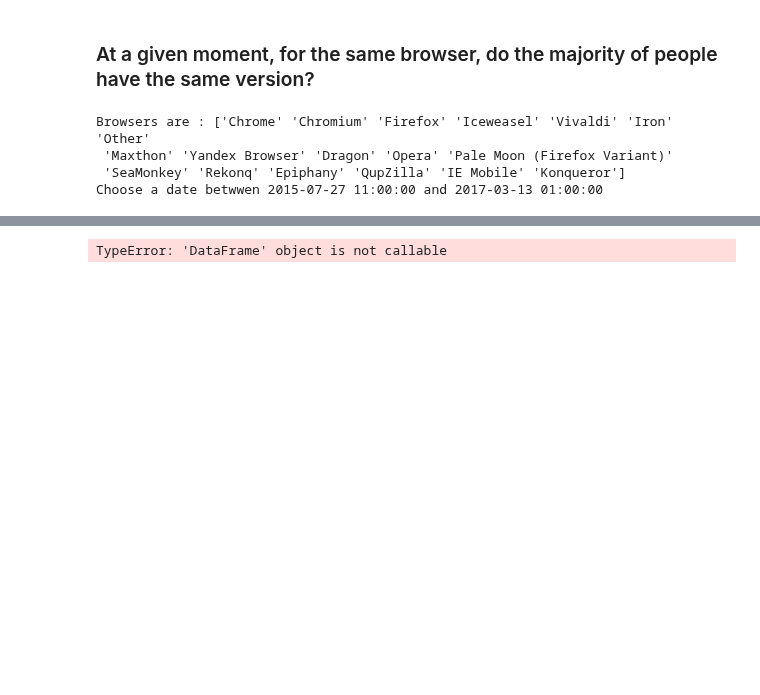
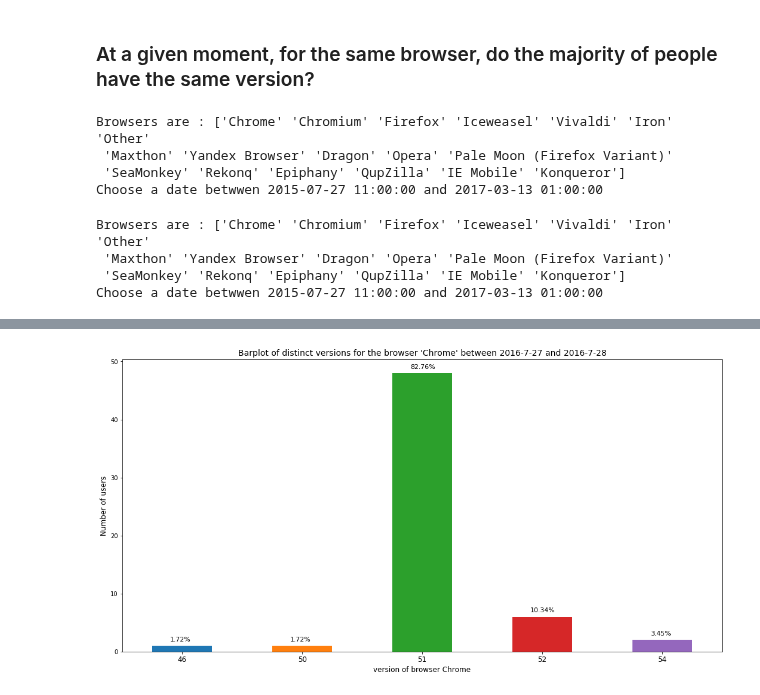
Before and after one commit to mGosset/BrowserFingerprint, a Jupyter notebook: notebooks/exploratory/analyse_empreintes.ipynb, the cells around one changed output, grey strips where cells are left out. Drawn from its saved outputs; the diff is of its cells as text; code cells hidden in the pictures; blank space fills up the shorter version.

Commit message:
analyze version at a given moment and for the same browser

```diff
--- a/notebooks/exploratory/analyse_empreintes.ipynb
+++ b/notebooks/exploratory/analyse_empreintes.ipynb
@@ -1283,7 +1258,6 @@ def analyze_version_same_browser(browser, year_min, month_min, day_min , year_ma
                 "version":df_consistent["majorBrowserVersion"].iloc[i]
             })
     df_select_browser = pd.DataFrame(select_browser)
-    print(df_select_browser["date"])
     select_date=[]
     for i in range(0,len(df_select_browser)):
         if df_select_browser["date"].iloc[i].date() <= date(year_max,month_max,day_max) and df_select_browser["date"].iloc[i].date() >= date(year_min,month_min,day_min):
@@ -1298,8 +1272,6 @@ def analyze_version_same_browser(browser, year_min, month_min, day_min , year_ma
     select_users = df_select_date.drop_duplicates(subset="user", keep='first', inplace=False)
 
     select_users_version = select_users.groupby(["version"]).size()
-    print(select_users_version)
-
 
 # graph
 
@@ -1318,16 +1290,22 @@ def analyze_version_same_browser(browser, year_min, month_min, day_min , year_ma
     for i in graph_browser_version.patches:
         # get_x to put in left or right; get_height to put in up or down
         # calculation of the percentage rounded to the hundredth : effective/n*100
-        graph_browser_version.text(i.get_x()-0.2, i.get_height()+1.8, \
+        graph_browser_version.text(i.get_x()+0.15, i.get_height()+0.8, \
                 str(round((i.get_height()/sum_all)*100, 2))+'%', fontsize=11,
-                    color='dimgrey')
+                    color='black')
 
 
-    graph_browser_version.set_title("Barplot of distinct versions for the browser '{}' between {}-{}-{} and {}-{}-{}".format(browser,year_min,month_min,day_min,year_max,month_max,day_max))
+    graph_browser_version.set_title("Barplot of distinct versions for the browser '{}' between {}-{}-{} and {}-{}-{}".format(browser,year_min,month_min,day_min,year_max,month_max,day_max),size = 14)
     graph_browser_version.set_xlabel("version of browser {}".format(browser), size = 12)
     graph_browser_version.set_ylabel("Number of users", size = 12)
-    plt.xticks(size=12,rotation = 40)
+    plt.xticks(size=12,rotation = 0)
+#     graph_browser_version.autofmt_xdate()
     plt.xticks(size=12)
+# %% [output]
+Browsers are : ['Chrome' 'Chromium' 'Firefox' 'Iceweasel' 'Vivaldi' 'Iron' 'Other'
+ 'Maxthon' 'Yandex Browser' 'Dragon' 'Opera' 'Pale Moon (Firefox Variant)'
+ 'SeaMonkey' 'Rekonq' 'Epiphany' 'QupZilla' 'IE Mobile' 'Konqueror']
+Choose a date betwwen 2015-07-27 11:00:00 and 2017-03-13 01:00:00
 # %%
 print("Browsers are : {}".format(df_consistent["browserFamily"].unique()))
 print("Choose a date betwwen {} and {}".format(min(df_consistent['creationDate']),max(df_consistent['creationDate'])))
@@ -1392,5 +1370,5 @@ Browsers are : ['Chrome' 'Chromium' 'Firefox' 'Iceweasel' 'Vivaldi' 'Iron' 'Othe
  'SeaMonkey' 'Rekonq' 'Epiphany' 'QupZilla' 'IE Mobile' 'Konqueror']
 Choose a date betwwen 2015-07-27 11:00:00 and 2017-03-13 01:00:00
 # %%
-analyze_version_same_browser("Chrome", 2015, 7, 27, 2016, 7, 27)
+analyze_version_same_browser("Chrome", 2016, 7, 27, 2016, 7, 28)
 # %% [output]
@@ -1414 +1375 @@ Name: date, Length: 28275, dtype: datetime64[ns]
-TypeError: 'DataFrame' object is not callable
+[figure, added]
```
Also changed, not shown: parts of 8 cells of this notebook.
